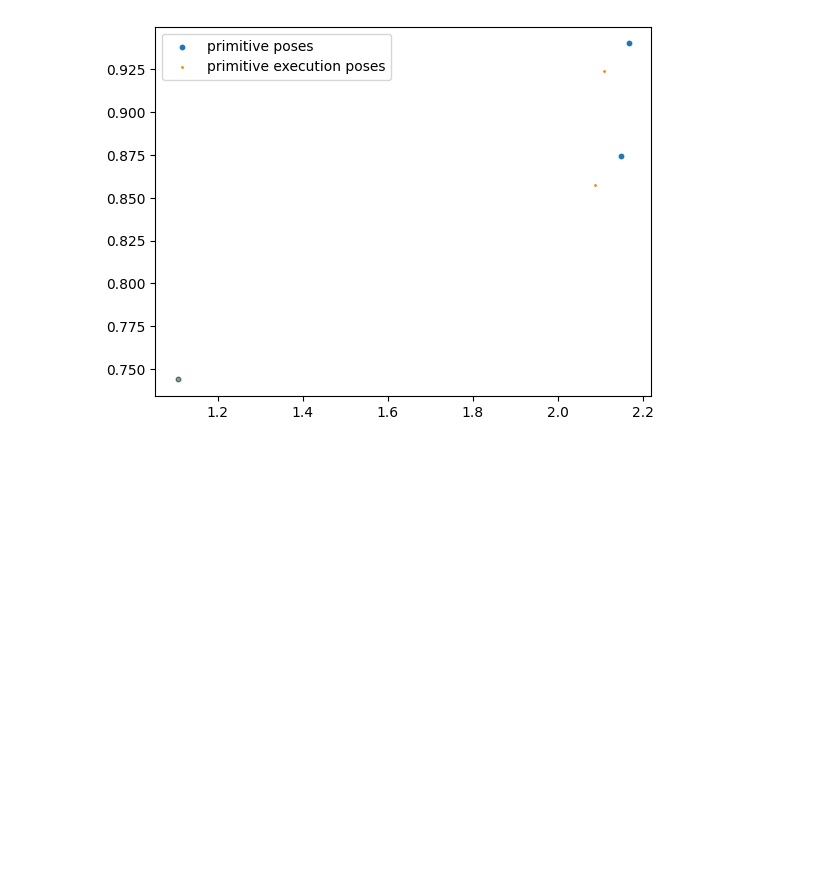
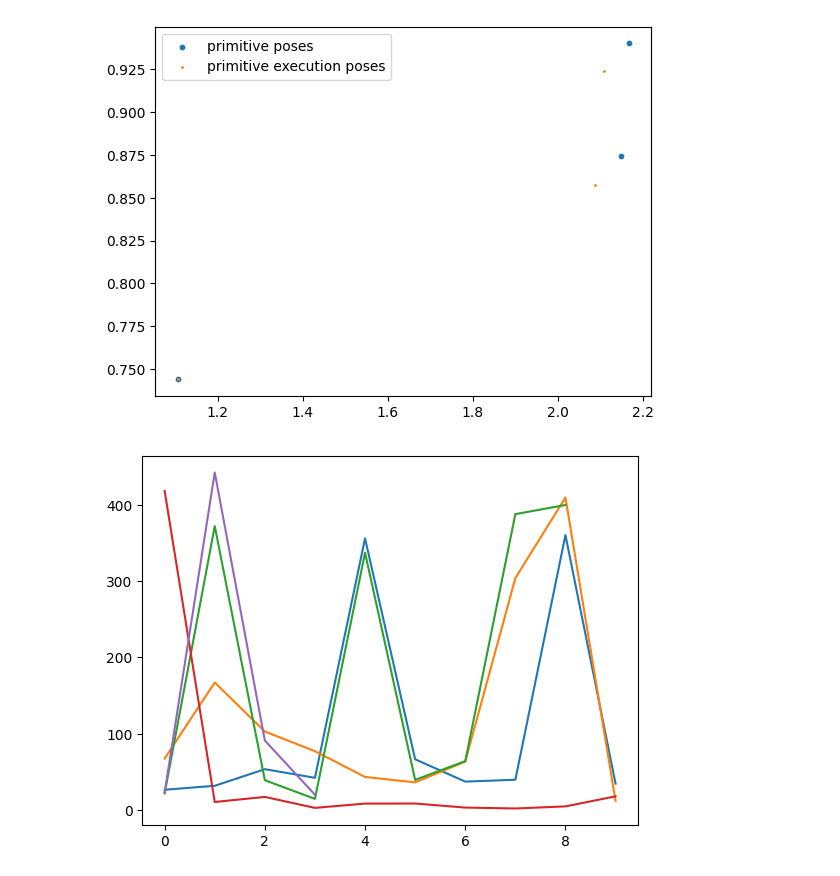
Before and after one commit to PRX-Kinodynamic/ML4KP-devel, a Jupyter notebook: vis.ipynb, the cells around one changed output. Saved outputs shown, nothing was run; the diff lists cells and outputs as text; code cells hidden in the pictures; blank space fills up the shorter version.

```diff
--- a/vis.ipynb
+++ b/vis.ipynb
@@ -248,3 +248,19 @@ plt.legend()
 # %% [output]
 <matplotlib.legend.Legend at 0x...>
 [figure]
+# %%
+with open("timing_stats.txt", "r") as f:
+    data = f.readlines()
+
+d = {}
+for i in data:
+    i = i.strip().split()
+    if float(i[-1]) > 0:
+        if i[0] not in d:
+            d[i[0]] = []
+        d[i[0]].append(float(i[-1]))
+
+for i in d.keys():
+    plt.plot(d[i], label=i)
+# %% [output]
+[figure, added]
```
Also changed, not shown: parts of 1 cell of this notebook, 15 other files.
